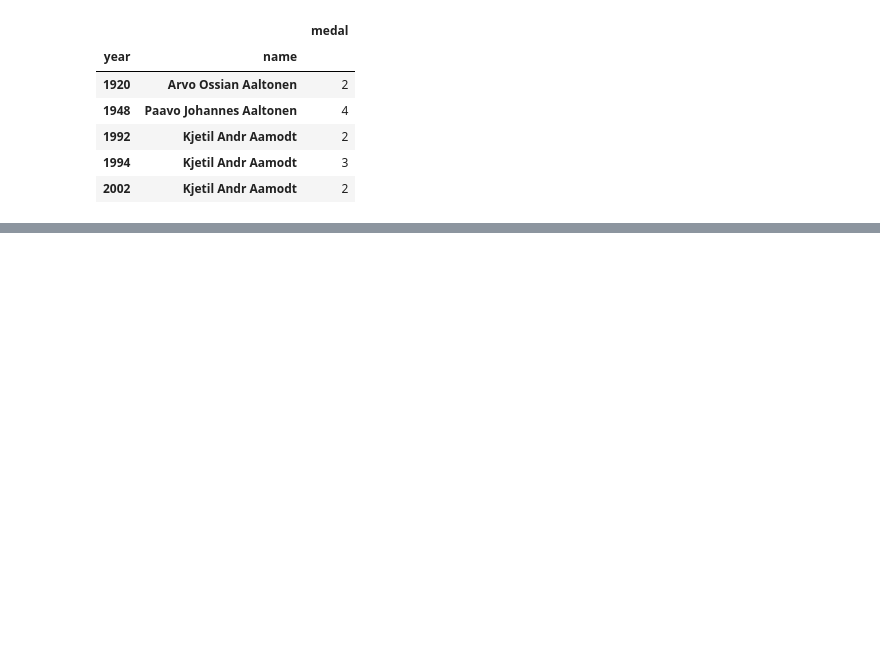
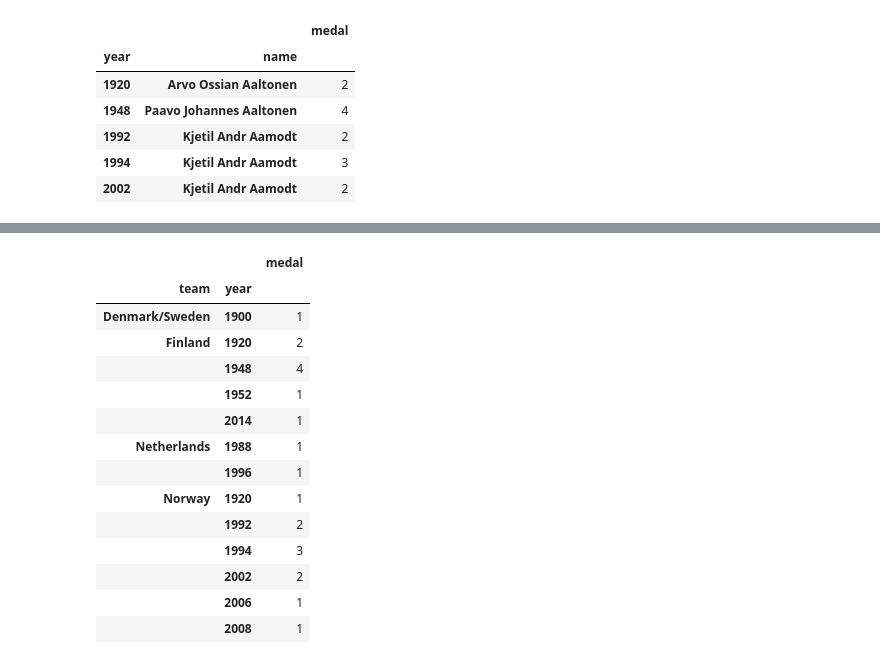
Before and after one commit to Adityag0243/DataScience, a Jupyter notebook: Project/Olympic Analysis/olymp_Analysis.ipynb, the cells around one changed output, grey strips where cells are left out. Saved outputs shown, nothing was run; the diff lists cells and outputs as text; code cells hidden in the pictures; blank space fills up the shorter version.

```diff
--- a/Project/Olympic Analysis/olymp_Analysis.ipynb
+++ b/Project/Olympic Analysis/olymp_Analysis.ipynb
@@ -180,0 +239,21 @@ df4.loc[df4.medal>1]
+# %%
+#que 16 List countries that have won medals in more than 10 different sports.
+pv_table3.loc[pv_table3.medal>0]
+
+#by this we can see no contry won 10+ medal norway have equal to 10 so no chances that they won more than 10 games / sports
+# %% [output]
+|  |  | medal |
+| team | year |  |
+| Denmark/Sweden | 1900 | 1 |
+| Finland | 1920 | 2 |
+|  | 1948 | 4 |
+|  | 1952 | 1 |
+|  | 2014 | 1 |
+| Netherlands | 1988 | 1 |
+|  | 1996 | 1 |
+| Norway | 1920 | 1 |
+|  | 1992 | 2 |
+|  | 1994 | 3 |
+|  | 2002 | 2 |
+|  | 2006 | 1 |
+|  | 2008 | 1 |
```
Also changed, not shown: parts of 4 cells of this notebook.
